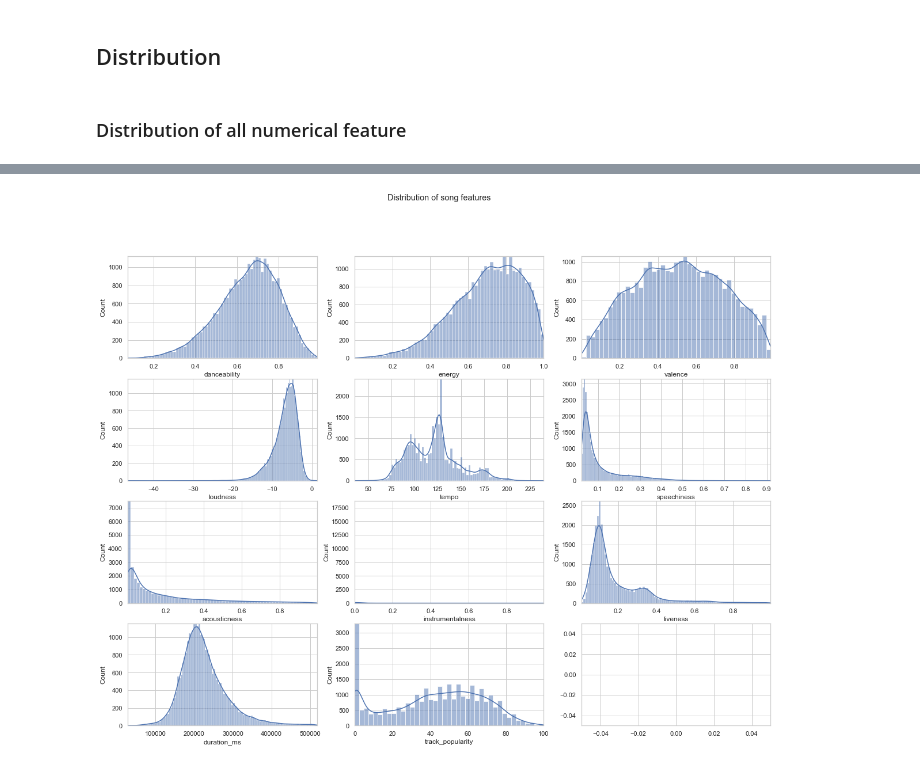
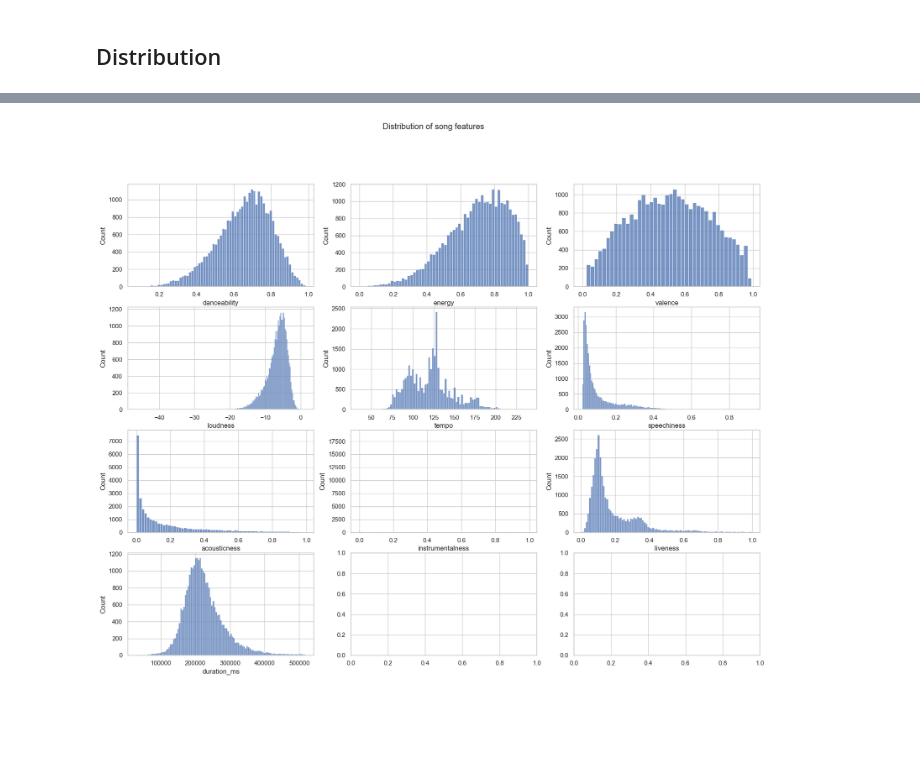
Before and after one commit to McGill-MMA-EnterpriseAnalytics/Spotify-Music, a Jupyter notebook: scratch/eda.ipynb, the cells around one changed output, grey strips where cells are left out. Cells and saved outputs as stored; diff of their text form; code cells hidden in the pictures; blank space fills up the shorter version.

```diff
--- a/scratch/eda.ipynb
+++ b/scratch/eda.ipynb
@@ -290,6 +277,5 @@ numerical_features_to_plot = [
     "instrumentalness",
     "liveness",
     "duration_ms",
-    "track_popularity"
 ]
 # %%
@@ -311,21 +298,19 @@ plt.show()
 # %% [markdown]
 ## Distribution
-# %% [markdown]
-### Distribution of all numerical feature
 # %%
 # Optimized plot for the distribution of all numerical features using loops
 fig, ax = plt.subplots(4, 3, figsize=(20, 15))
 fig.suptitle("Distribution of song features")
 
 for i, feature in enumerate(numerical_features_to_plot):
-    sns.histplot(data[feature], ax=ax[i // 3, i % 3], kde=True)
+    sns.histplot(data[feature], ax=ax[i // 3, i % 3])
 
 # Adjust y-axis scale
-for i in range(4):
+for i in range(3):
     for j in range(3):
-        ax[i, j].autoscale(tight=True)
+        ax[i, j].autoscale()
 
 plt.show()
 # %% [output]
 [interactive output not drawn]
-[figure, old version]
+[figure, new version]
```
Also changed, not shown: parts of 38 cells of this notebook.
